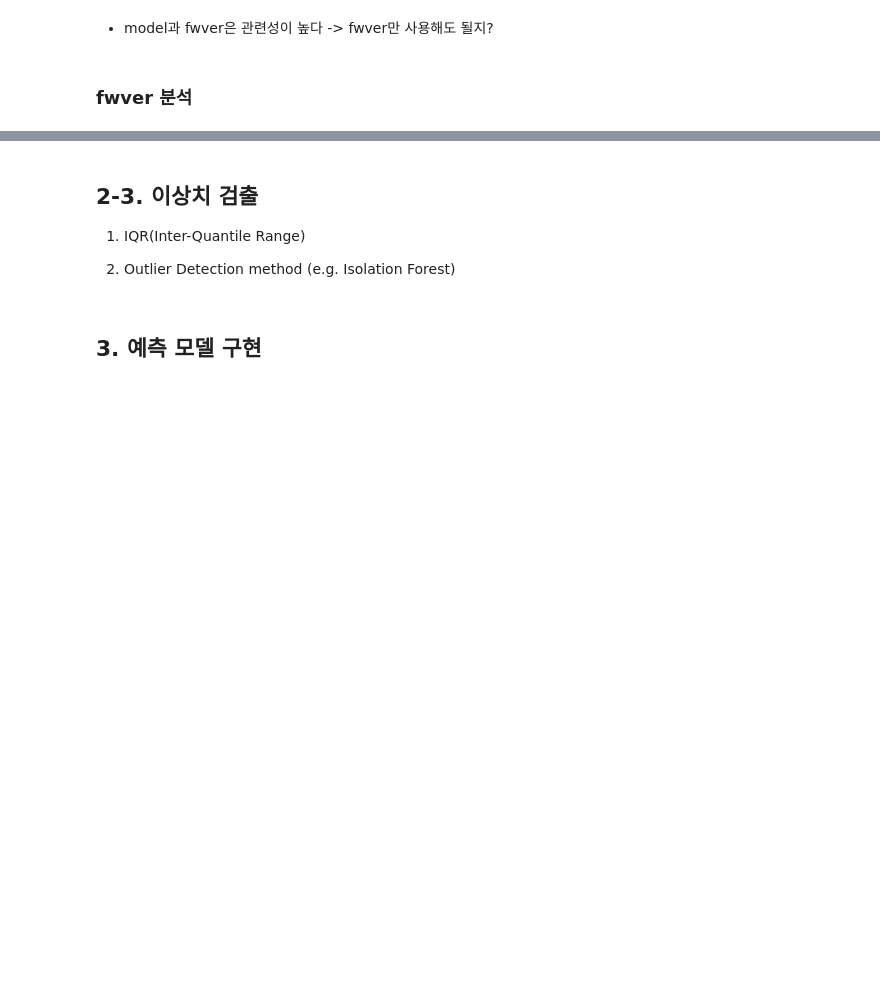
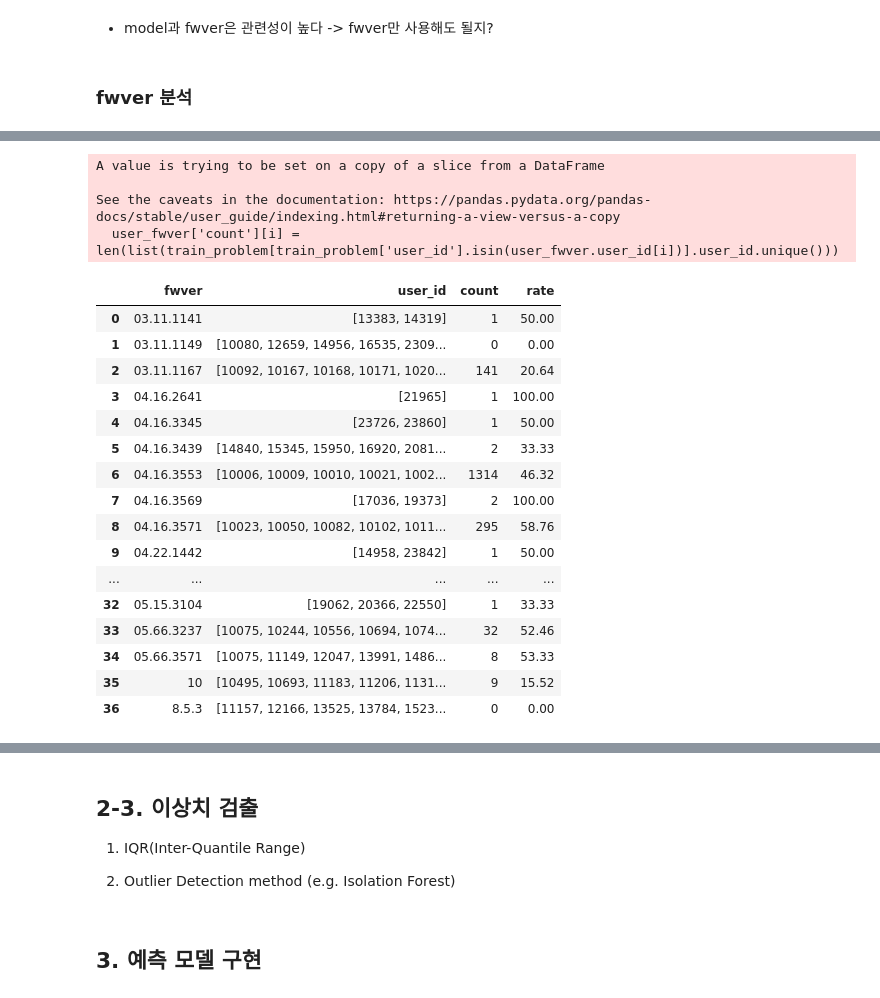
Before and after one commit to LEEHM97/machine-learning-exercises, a Jupyter notebook: 10.DAYCON대회_사용자불편예지/시스템 품질 변화로 인한 사용자 불편 예지.ipynb, the cells around one changed output, grey strips where cells are left out. Cells and saved outputs as stored; diff of their text form; code cells hidden in the pictures; blank space fills up the shorter version.

```diff
--- a/10.DAYCON대회_사용자불편예지/시스템 품질 변화로 인한 사용자 불편 예지.ipynb
+++ b/10.DAYCON대회_사용자불편예지/시스템 품질 변화로 인한 사용자 불편 예지.ipynb
@@ -856,0 +883,8 @@ Index(['04.16.3553', '04.22.1750', '04.33.1261', '05.15.2138', '04.22.1778',
+# %%
+for i in range(37):
+    user_fwver['count'][i] = len(list(train_problem[train_problem['user_id'].isin(user_fwver.user_id[i])].user_id.unique()))
+# %% [output]
+A value is trying to be set on a copy of a slice from a DataFrame
+
+See the caveats in the documentation: https://pandas.pydata.org/pandas-docs/stable/user_guide/indexing.html#returning-a-view-versus-a-copy
+  user_fwver['count'][i] = len(list(train_problem[train_problem['user_id'].isin(user_fwver.user_id[i])].user_id.unique()))
@@ -856,0 +896,20 @@ Index(['04.16.3553', '04.22.1750', '04.33.1261', '05.15.2138', '04.22.1778',
+# %%
+user_fwver
+# %% [output]
+|  | fwver | user_id | count | rate |
+| 0 | 03.11.1141 | [13383, 14319] | 1 | 50.00 |
+| 1 | 03.11.1149 | [10080, 12659, 14956, 16535, 2309... | 0 | 0.00 |
+| 2 | 03.11.1167 | [10092, 10167, 10168, 10171, 1020... | 141 | 20.64 |
+| 3 | 04.16.2641 | [21965] | 1 | 100.00 |
+| 4 | 04.16.3345 | [23726, 23860] | 1 | 50.00 |
+| 5 | 04.16.3439 | [14840, 15345, 15950, 16920, 2081... | 2 | 33.33 |
+| 6 | 04.16.3553 | [10006, 10009, 10010, 10021, 1002... | 1314 | 46.32 |
+| 7 | 04.16.3569 | [17036, 19373] | 2 | 100.00 |
+| 8 | 04.16.3571 | [10023, 10050, 10082, 10102, 1011... | 295 | 58.76 |
+| 9 | 04.22.1442 | [14958, 23842] | 1 | 50.00 |
+| ... | ... | ... | ... | ... |
+| 32 | 05.15.3104 | [19062, 20366, 22550] | 1 | 33.33 |
+| 33 | 05.66.3237 | [10075, 10244, 10556, 10694, 1074... | 32 | 52.46 |
+| 34 | 05.66.3571 | [10075, 11149, 12047, 13991, 1486... | 8 | 53.33 |
+| 35 | 10 | [10495, 10693, 11183, 11206, 1131... | 9 | 15.52 |
+| 36 | 8.5.3 | [11157, 12166, 13525, 13784, 1523... | 0 | 0.00 |
```
Also changed, not shown: parts of 23 cells of this notebook.
